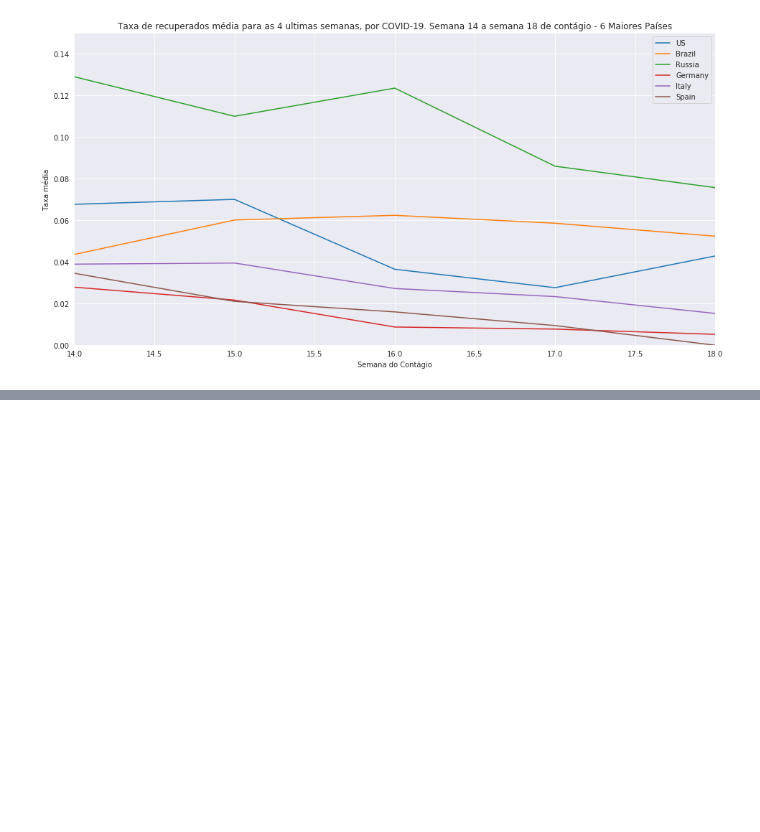
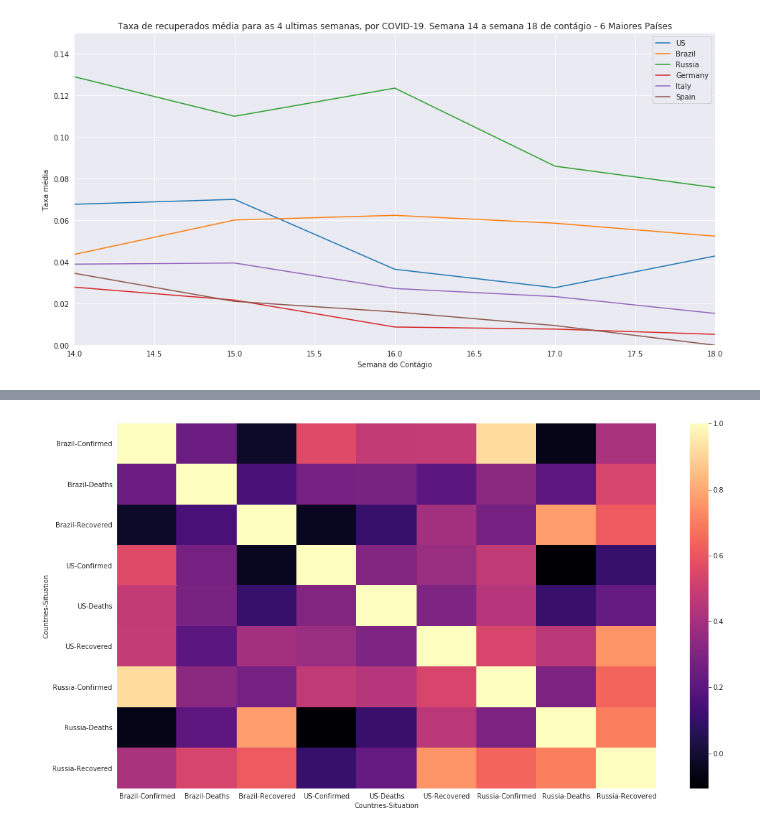
Before and after one commit to Manuelfjr/Covid19, a Jupyter notebook: code/Covid_19.ipynb, the cells around one changed output, grey strips where cells are left out. Cells and saved outputs as stored; diff of their text form; code cells hidden in the pictures; blank space fills up the shorter version.

```diff
--- a/code/Covid_19.ipynb
+++ b/code/Covid_19.ipynb
@@ -277,0 +295,20 @@ plt.legend()
+# %%
+countries = ['Brazil','US','Russia']
+
+situation = ['Confirmed', 'Deaths','Recovered']
+
+idx = pd.MultiIndex.from_product([countries, situation],
+
+                           names=['Countries', 'Situation'])
+
+data = [idmeanconfirmed['Brazil'],
+        idmeandeaths['Brazil'],
+        idmeanrecovered['Brazil'],
+        idmeanconfirmed['US'],
+        idmeandeaths['US'],
+        idmeanrecovered['US'],
+        idmeanconfirmed['Russia'],
+        idmeandeaths['Russia'],
+        idmeanrecovered['Russia']]
+
+data = pd.DataFrame(data,index = idx)
@@ -277,0 +336,6 @@ plt.legend()
+# %%
+plt.figure(figsize=(18,10))
+sns.heatmap(data.T.corr(),cmap='magma')
+plt.savefig('heatmapcountries.png')
+# %% [output]
+[figure, added]
```
Also changed, not shown: parts of 3 cells of this notebook, 1 other file.
